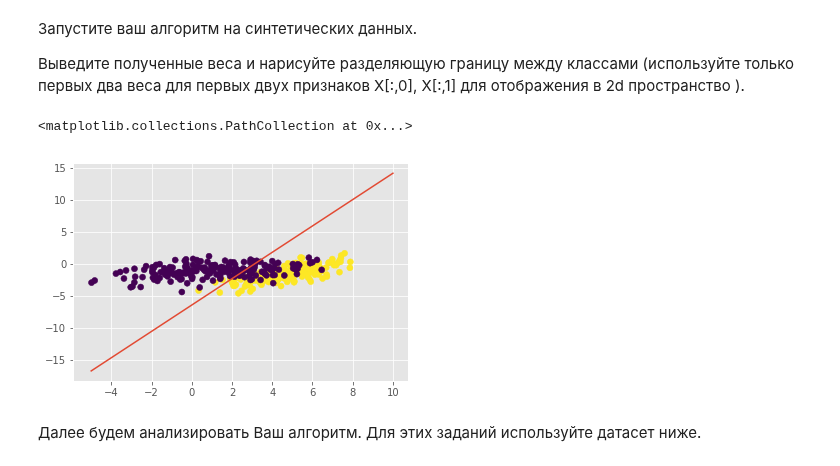
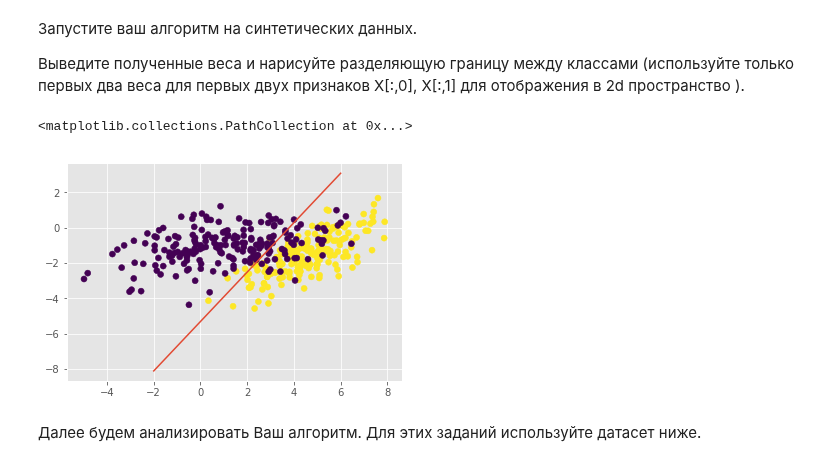
Before and after one commit to DKosov/TechnoSphere, a Jupyter notebook: ds/3/kosov_hw3.ipynb, the cells around one changed output. Cells and saved outputs as stored; diff of their text form; code cells hidden in the pictures.

```diff
--- a/ds/3/kosov_hw3.ipynb
+++ b/ds/3/kosov_hw3.ipynb
@@ -260,7 +260,7 @@ Fib num: 3 fib values: 2
 # %% [markdown]
 Если Вам понравилась идея с генераторами, то Вы можете реализовать свой, используя прототип batch_generator. В нем Вам нужно выдавать батчи признаков и ответов для каждой новой итерации спуска. Если не понравилась идея, то можете реализовывать SGD или mini-batch GD без генераторов.
 # %%
-def batch_generator(X, y, shuffle=True, batch_size=2):
+def batch_generator(X, y, shuffle=True, batch_size=1):
     """
     Гератор новых батчей для обучения
     X          - матрица объекты-признаки
@@ -271,12 +271,11 @@ def batch_generator(X, y, shuffle=True, batch_size=2):
     """
     n_batches = X.shape[0] // batch_size
     for i in range(n_batches):
-        mask = np.random.permutation(X.shape[0])[:batch_size]
-        X_batch, y_batch = X[mask], y[mask]
-        yield (X_batch, y_batch)
-
-# Теперь можно сделать генератор по данным ()
-#  my_batch_generator = batch_generator(X, y, shuffle=True, batch_size=1):
+        if shuffle:
+            mask = np.random.randint(X.shape[0], size=(batch_size,))
+        else:
+            mask = np.arange(batch_size)*(i+1)
+        yield (X[mask], y[mask])
 # %%
 #%%pycodestyle
 
@@ -307,7 +306,7 @@ class MySGDClassifier(BaseEstimator, ClassifierMixin):
         self.alpha = alpha
         self.max_epoch = max_epoch
         self.batch_generator = batch_generator
-        self.errors_log = {'iter' : [], 'loss' : []}
+        self.errors_log = np.array([])
 
     def calc_loss(self, X_batch, y_batch):
         """
@@ -343,22 +342,23 @@ class MySGDClassifier(BaseEstimator, ClassifierMixin):
         X - матрица объекты-признаки
         y - вектор ответов
         '''
+        deb_iter = 100 if X.shape[0] < 100000 else 10000
         X = np.hstack((np.ones((X.shape[0], 1)), X))
         self.weights = np.random.uniform(0, 1, X.shape[1])
+        self.errors_log = np.zeros(X.shape[0]//deb_iter)
         for n in range(0, self.max_epoch):
             new_epoch_generator = self.batch_generator(X, y)
+            loss = 0
             for batch_num, new_batch in enumerate(new_epoch_generator):
                 X_batch = new_batch[0]
                 y_batch = new_batch[1]
+                loss += self.calc_loss(X_batch, y_batch)
+                if batch_num % deb_iter == 0:
+                    self.errors_log[batch_num // deb_iter] += loss
+                    loss = 0
                 batch_grad = self.calc_loss_grad(X_batch, y_batch)
                 self.update_weights(batch_grad)
-                # Подумайте в каком месте стоит посчитать ошибку для отладки модели
-                # > После шага градиентного спуска посчитайте
-                # значение ошибки на объекте
-                batch_loss = self.calc_loss(X_batch, y_batch)
-                self.errors_log['iter'].append(batch_num)
-                self.errors_log['loss'].append(batch_loss)
-
+        self.errors_log = self.errors_log / (deb_iter * self.max_epoch)
         return self
 
     def predict(self, X):
@@ -390,20 +386,27 @@ def plot_decision_boundary(clf):
+# %%
+def plot_decision_boundary(clf):
+    a = clf.weights
+    x = np.linspace(-2, 6, 2)
+    y = -(a[0] + a[1]*x)/a[2]
+    plt.plot(x, y)
 # %%
 np.random.seed(0)
 
 C1 = np.array([[0., -0.8], [1.5, 0.8]])
 C2 = np.array([[1., -0.7], [2., 0.7]])
 gauss1 = np.dot(np.random.randn(200, 2) + np.array([5, 3]), C1)
 gauss2 = np.dot(np.random.randn(200, 2) + np.array([1.5, 0]), C2)
 
 X = np.vstack([gauss1, gauss2])
 y = np.r_[np.ones(200), np.zeros(200)]
-
-# plot_decision_boundary(your_model)
+ss = MySGDClassifier(batch_generator, C = 100)
+ss.fit(X, y)
+plot_decision_boundary(ss)
 
 plt.scatter(X[:,0], X[:,1], c=y)
 # %% [output]
 <matplotlib.collections.PathCollection at 0x...>
-[figure, old version]
+[figure, new version]
 # %% [markdown]
 Далее будем анализировать Ваш алгоритм.
 Для этих заданий используйте датасет ниже.
```
Also changed, not shown: parts of 39 cells of this notebook.
